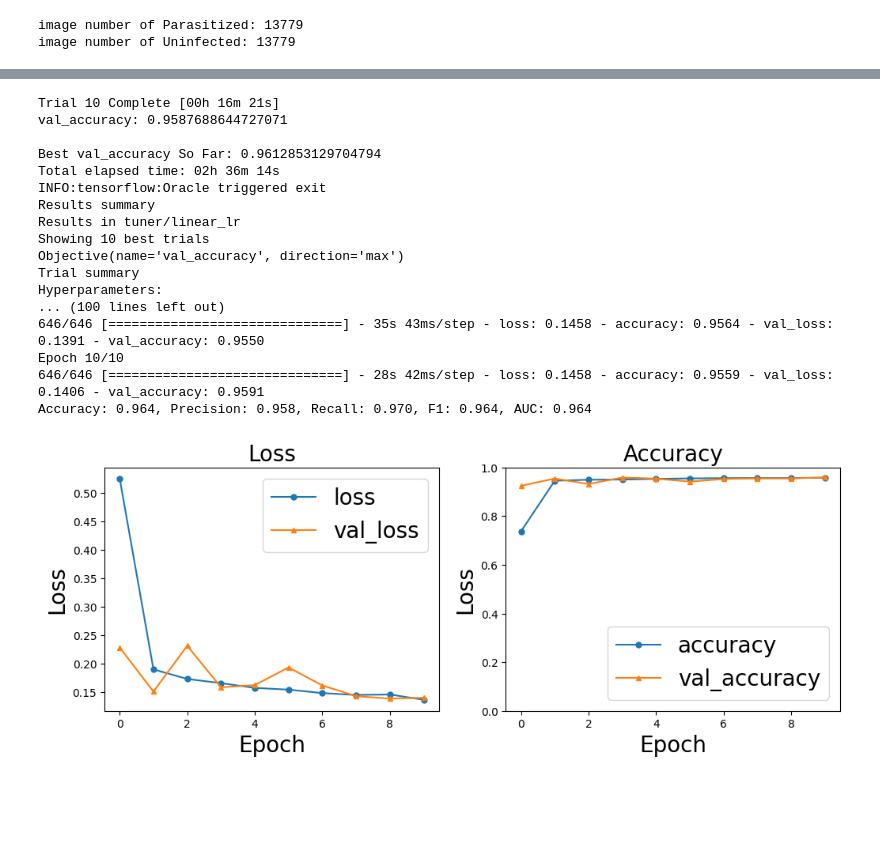
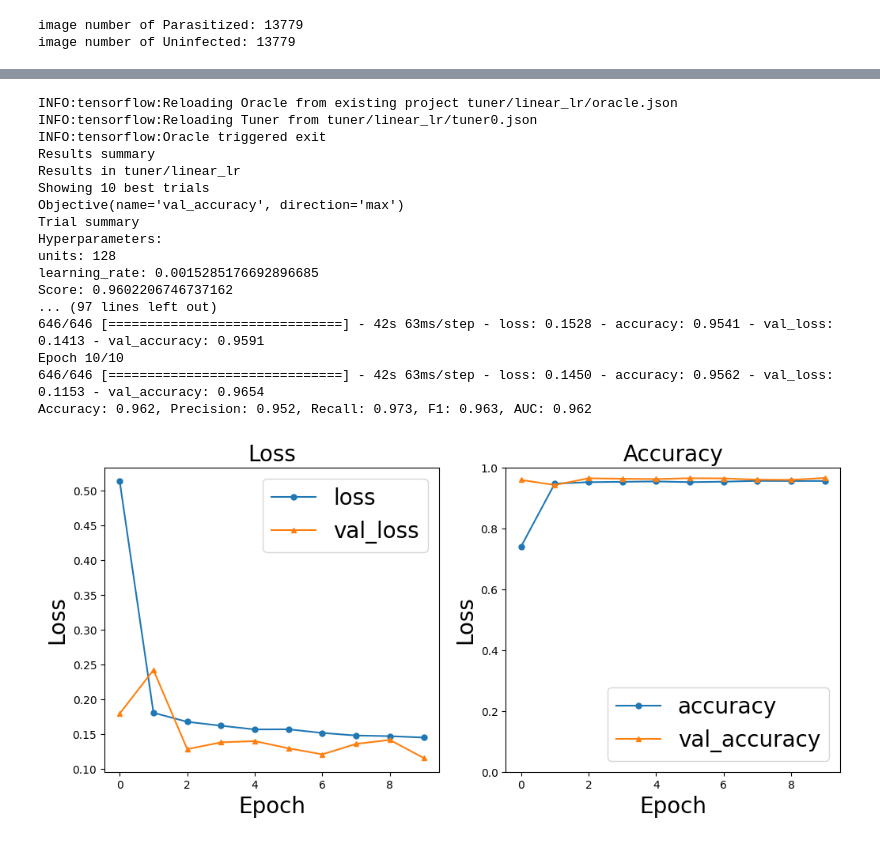
Before and after one commit to mu-you302/homework, a Jupyter notebook: main.ipynb, the cells around one changed output, grey strips where cells are left out. Cells and saved outputs as stored; diff of their text form; code cells hidden in the pictures; blank space fills up the shorter version.

```diff
--- a/main.ipynb
+++ b/main.ipynb
@@ -67,7 +70,7 @@ def plot_train(history, name=""):
     """
     Plot the training history and save"""
     # loss
-    plt.figure(figsize=(12, 5))
+    plt.figure(figsize=(12, 6))
     plt.subplot(1, 2, 1)
     plt.plot(history.history['loss'], label='loss', marker='o', markersize=5)
     plt.plot(history.history['val_loss'], label = 'val_loss', marker="^", markersize=5)
@@ -202,12 +205,12 @@ class AttentionModule(layers.Layer):
 # %%
 # build model
 model = models.Sequential([
-    layers.Conv2D(64, (3, 3), input_shape=(128,128,3)),
+    layers.SeparableConv2D(64, (3, 3), input_shape=(128,128,3)),
     layers.BatchNormalization(),
     layers.ReLU(),
     AttentionModule(64),
     layers.MaxPooling2D((2, 2)),
-    layers.Conv2D(128, (3, 3)),
+    layers.SeparableConv2D(128, (3, 3)),
     layers.BatchNormalization(),
     layers.ReLU(),
     AttentionModule(128),
@@ -215,7 +218,7 @@ model = models.Sequential([
     layers.Dropout(0.5),
     layers.Dense(64, activation='relu'),
     layers.Dense(2, activation='softmax')
-])  # params: 91,952
+])  # params: 21,291
 
 model.compile(optimizer="Adam",
                 loss='sparse_categorical_crossentropy',
@@ -255,12 +258,12 @@ from keras_tuner.tuners import RandomSearch
 
 def build_model(hp):
     model = models.Sequential()
-    model.add(layers.Conv2D(64, (3, 3), input_shape=(128,128,3))),
+    model.add(layers.SeparableConv2D(64, (3, 3), input_shape=(128,128,3))),
     model.add(layers.BatchNormalization()),
     model.add(layers.ReLU()),
     model.add(AttentionModule(64)),
     model.add(layers.MaxPooling2D((2, 2))),
-    model.add(layers.Conv2D(128, (3, 3))),
+    model.add(layers.SeparableConv2D(128, (3, 3))),
     model.add(layers.BatchNormalization()),
     model.add(layers.ReLU()),
     model.add(AttentionModule(128)),
@@ -276,42 +279,42 @@ def build_model(hp):
 tuner = RandomSearch(
     build_model,
     objective='val_accuracy',
     # max_trials=10,
     max_trials=20,
     executions_per_trial=3,
     directory='tuner',
     project_name='linear_lr')
 
 tuner.search(train_set, epochs=epochs, validation_data=valid_set)
 tuner.results_summary()
 
 best_hps = tuner.get_best_hyperparameters(num_trials=1)[0]
 print(best_hps.values)
 
 # use best hyperparameters to train the model
 model_best = tuner.hypermodel.build(best_hps)
 model_best.summary()
 history=model_best.fit(train_set, epochs=epochs, validation_data=valid_set)
 plot_train(history, "after_tune")
 my_evaluate(model_best, test_set)
 # %% [output]
-Trial 10 Complete [00h 16m 21s]
-val_accuracy: 0.9587688644727071
-
-Best val_accuracy So Far: 0.9612853129704794
-Total elapsed time: 02h 36m 14s
+INFO:tensorflow:Reloading Oracle from existing project tuner/linear_lr/oracle.json
+INFO:tensorflow:Reloading Tuner from tuner/linear_lr/tuner0.json
 INFO:tensorflow:Oracle triggered exit
 Results summary
 Results in tuner/linear_lr
 Showing 10 best trials
 Objective(name='val_accuracy', direction='max')
 Trial summary
 Hyperparameters:
-... (100 lines left out)
-646/646 [==============================] - 35s 43ms/step - loss: 0.1458 - accuracy: 0.9564 - val_loss: 0.1391 - val_accuracy: 0.9550
+units: 128
+learning_rate: 0.0015285176692896685
+Score: 0.9602206746737162
+... (97 lines left out)
+646/646 [==============================] - 42s 63ms/step - loss: 0.1528 - accuracy: 0.9541 - val_loss: 0.1413 - val_accuracy: 0.9591
 Epoch 10/10
-646/646 [==============================] - 28s 42ms/step - loss: 0.1458 - accuracy: 0.9559 - val_loss: 0.1406 - val_accuracy: 0.9591
-Accuracy: 0.964, Precision: 0.958, Recall: 0.970, F1: 0.964, AUC: 0.964
+646/646 [==============================] - 42s 63ms/step - loss: 0.1450 - accuracy: 0.9562 - val_loss: 0.1153 - val_accuracy: 0.9654
+Accuracy: 0.962, Precision: 0.952, Recall: 0.973, F1: 0.963, AUC: 0.962
-[figure, old version]
+[figure, new version]
 # %%
 ## compare with other models
```
Also changed, not shown: parts of 9 cells of this notebook, 14 other files.
